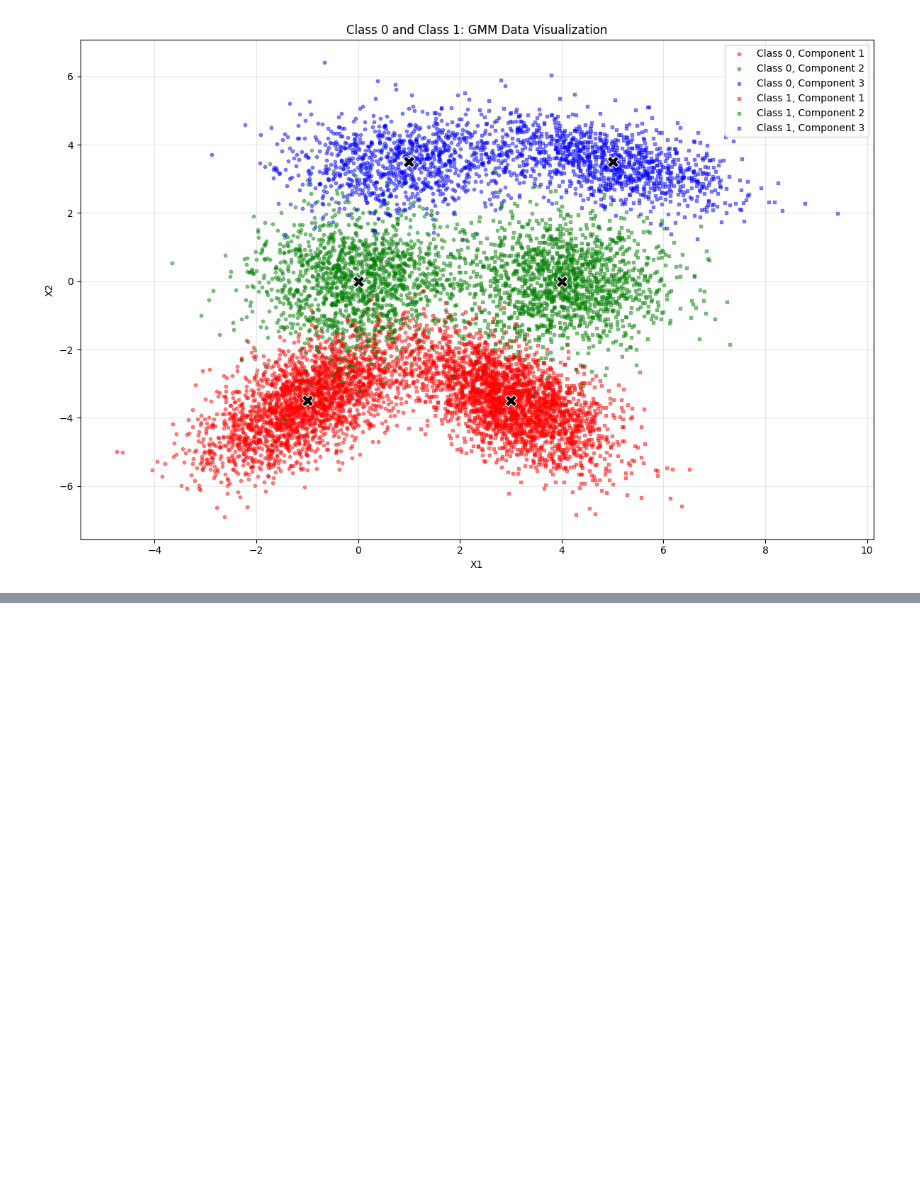
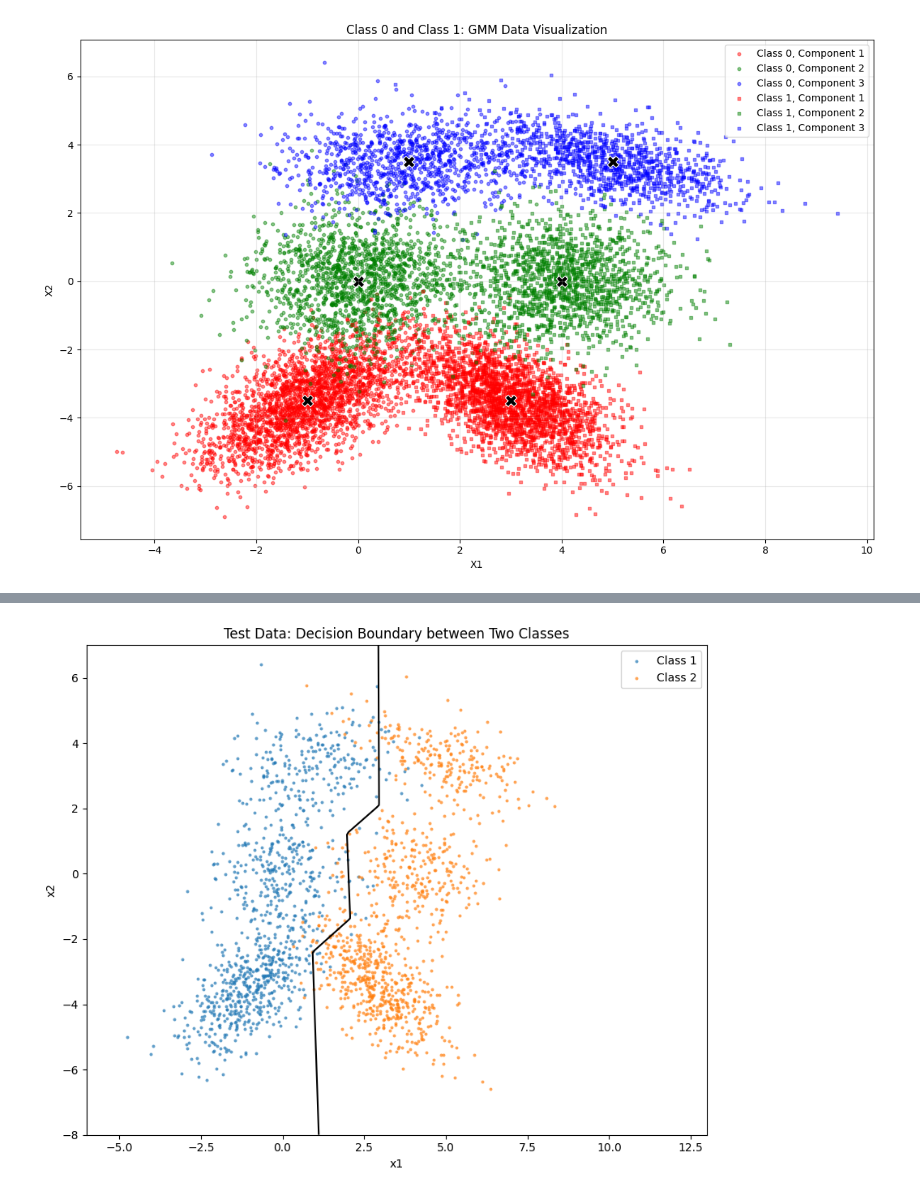
Before and after one commit to KrithikChidM/PrmlLab, a Jupyter notebook: Lab6/code.ipynb, the cells around one changed output, grey strips where cells are left out. Drawn from its saved outputs; the diff is of its cells as text; code cells hidden in the pictures; blank space fills up the shorter version.

```diff
--- a/Lab6/code.ipynb
+++ b/Lab6/code.ipynb
@@ -298,0 +264,12 @@ plt.show()
+# %%
+test_class_predictions = []
+
+for samples in test_class_samples:
+    predictions = []
+    for point in samples:
+        distortions = []
+        for model in class_models:
+            distances = np.sum((point - model.centers) ** 2, axis=1)
+            distortions.append(np.min(distances))
+        predictions.append(np.argmin(distortions) + 1)
+    test_class_predictions.append(np.array(predictions))
@@ -298,0 +291,30 @@ plt.show()
+# %%
+x_values = np.linspace(-6, 13, 200)
+y_values = np.linspace(-8, 7, 200)
+x_grid, y_grid = np.meshgrid(x_values, y_values)
+class_distortions = []
+
+for model in class_models:
+    distances = []
+    for center in model.centers:
+        distances.append((x_grid - center[0]) ** 2 + (y_grid - center[1]) ** 2)
+    class_distortions.append(np.min(distances, axis=0))
+
+plt.figure(figsize=(9, 7))
+for class_index, samples in enumerate(test_class_samples):
+    plt.scatter(samples[:, 0], samples[:, 1], s=8, alpha=0.7, linewidths=0,
+                color=component_colors[class_index][0], label=f"Class {class_index + 1}")
+
+plt.contour(x_grid, y_grid, class_distortions[0] - class_distortions[1],
+            levels=[0], colors="black")
+plt.xlabel("x1")
+plt.ylabel("x2")
+plt.title("Test Data: Decision Boundary between Two Classes")
+plt.legend(fontsize=10)
+plt.axis("scaled")
+plt.xlim(-6, 13)
+plt.ylim(-8, 7)
+plt.tight_layout()
+plt.show()
+# %% [output]
+[figure, added]
```
Also changed, not shown: parts of 8 cells of this notebook.
